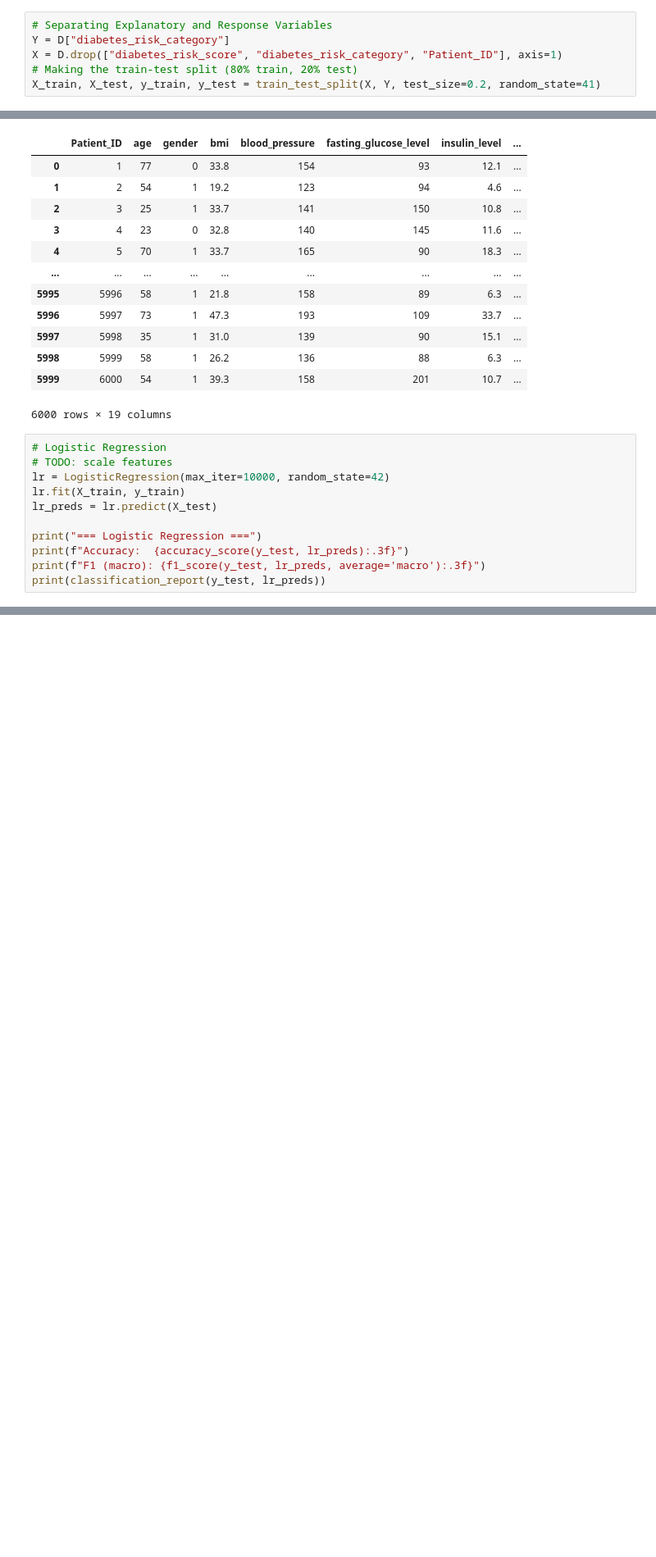
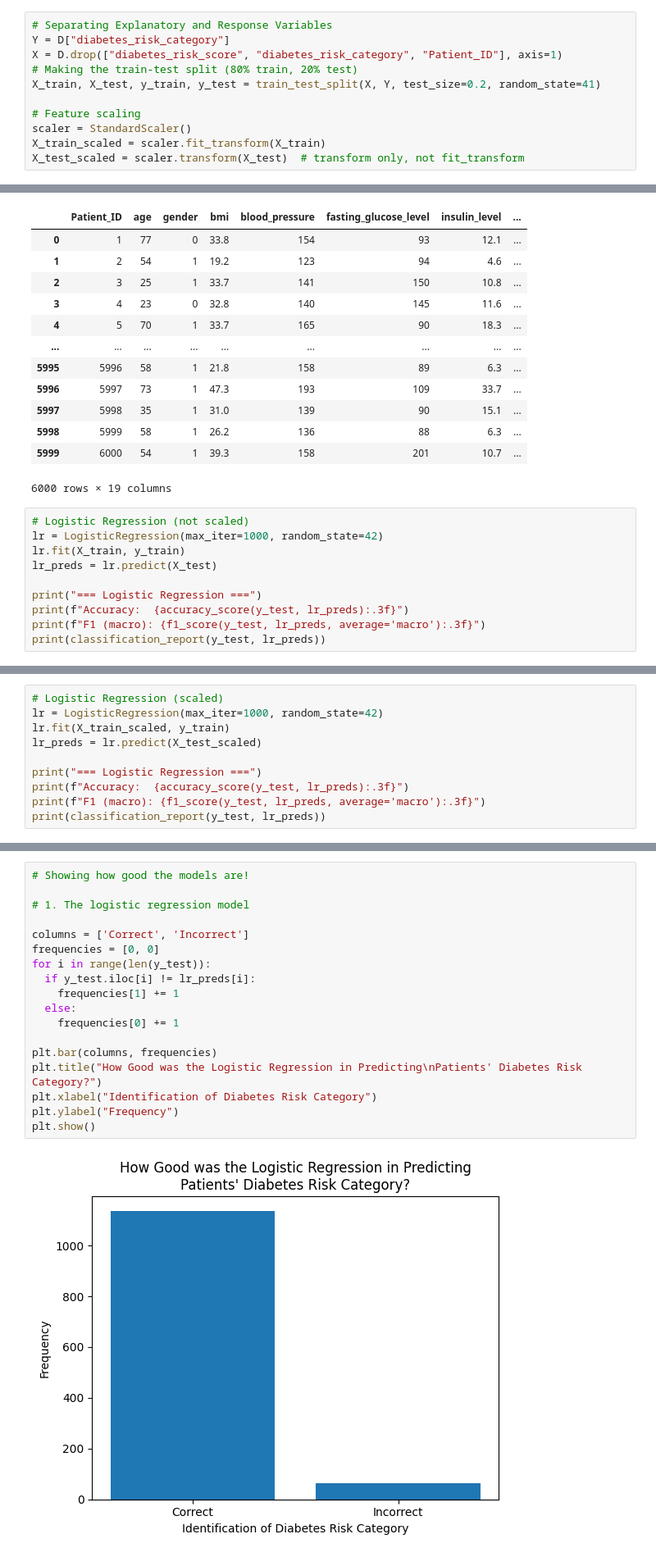
Before and after one commit to Kahnue/DiabetesPredictDataQuest, a Jupyter notebook: DataQuest.ipynb, the cells around one changed output, grey strips where cells are left out. Shown at 82% size. Cells and saved outputs as stored; diff of their text form; blank space fills up the shorter version.

Commit message:
Feature scaling for logistic regression

```diff
--- a/DataQuest.ipynb
+++ b/DataQuest.ipynb
@@ -29,6 +31,11 @@ Y = D["diabetes_risk_category"]
 X = D.drop(["diabetes_risk_score", "diabetes_risk_category", "Patient_ID"], axis=1)
 # Making the train-test split (80% train, 20% test)
 X_train, X_test, y_train, y_test = train_test_split(X, Y, test_size=0.2, random_state=41)
+
+# Feature scaling
+scaler = StandardScaler()
+X_train_scaled = scaler.fit_transform(X_train)
+X_test_scaled = scaler.transform(X_test)  # transform only, not fit_transform
 # %%
 D
 # %% [output]
@@ -46,9 +53,8 @@ D
 | 5999 | 6000 | 54 | 1 | 39.3 | 158 | 201 | 10.7 | ... |
 6000 rows × 19 columns
 # %%
-# Logistic Regression
-# TODO: scale features
-lr = LogisticRegression(max_iter=10000, random_state=42)
+# Logistic Regression (not scaled)
+lr = LogisticRegression(max_iter=1000, random_state=42)
 lr.fit(X_train, y_train)
 lr_preds = lr.predict(X_test)
 
@@ -76,3 +82,13 @@ Increase the number of iterations (max_iter) or scale the data as shown in:
 Please also refer to the documentation for alternative solver options:
     https://scikit-learn.org/stable/modules/linear_model.html#logistic-regression
   n_iter_i = _check_optimize_result(
+# %%
+# Logistic Regression (scaled)
+lr = LogisticRegression(max_iter=1000, random_state=42)
+lr.fit(X_train_scaled, y_train)
+lr_preds = lr.predict(X_test_scaled)
+
+print("=== Logistic Regression ===")
+print(f"Accuracy:  {accuracy_score(y_test, lr_preds):.3f}")
+print(f"F1 (macro): {f1_score(y_test, lr_preds, average='macro'):.3f}")
+print(classification_report(y_test, lr_preds))
@@ -116,0 +144,20 @@ weighted avg       0.92      0.92      0.92      1200
+# %%
+# Showing how good the models are!
+
+# 1. The logistic regression model
+
+columns = ['Correct', 'Incorrect']
+frequencies = [0, 0]
+for i in range(len(y_test)):
+  if y_test.iloc[i] != lr_preds[i]:
+    frequencies[1] += 1
+  else:
+    frequencies[0] += 1
+
+plt.bar(columns, frequencies)
+plt.title("How Good was the Logistic Regression in Predicting\nPatients' Diabetes Risk Category?")
+plt.xlabel("Identification of Diabetes Risk Category")
+plt.ylabel("Frequency")
+plt.show()
+# %% [output]
+[figure, added]
```
Also changed, not shown: parts of 12 cells of this notebook.
